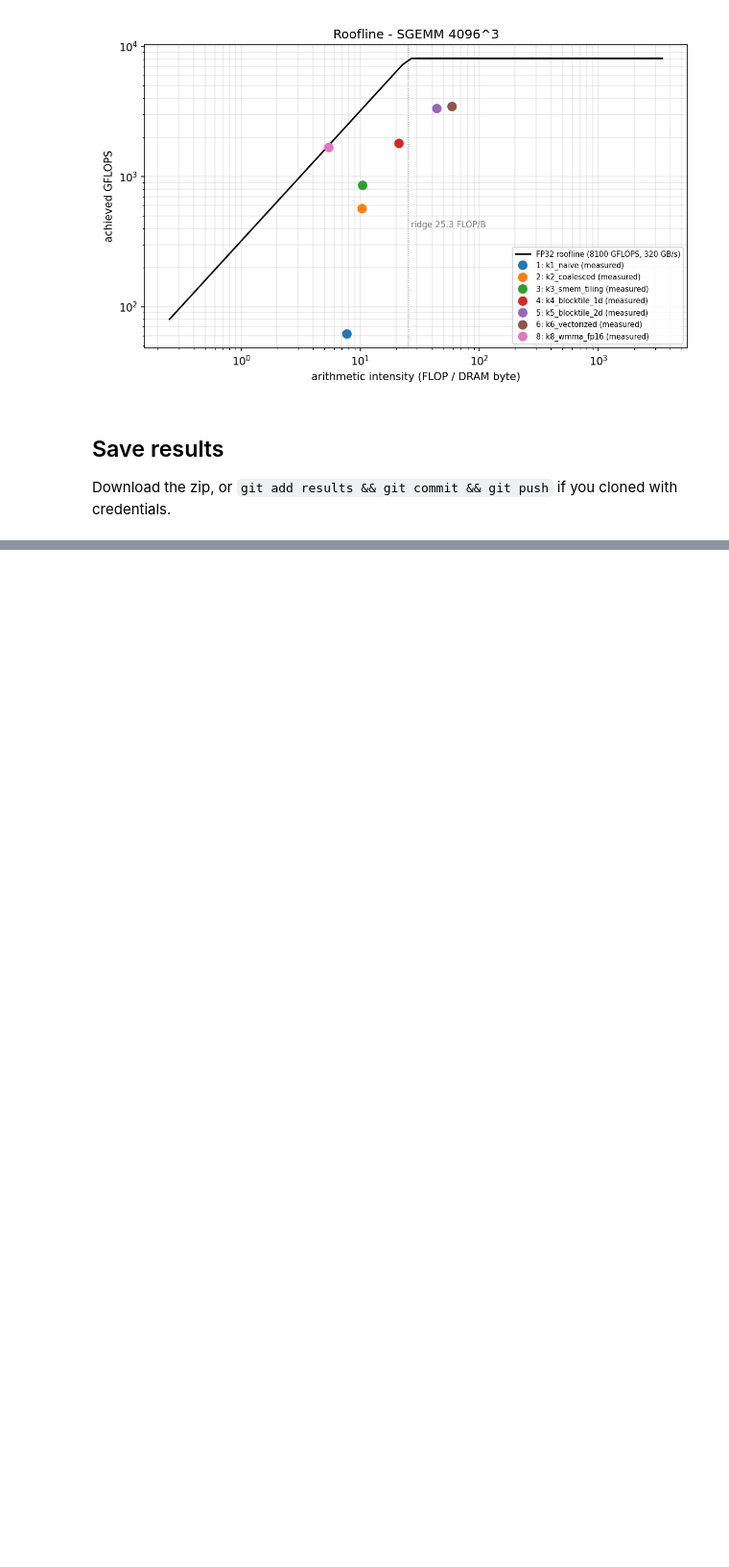
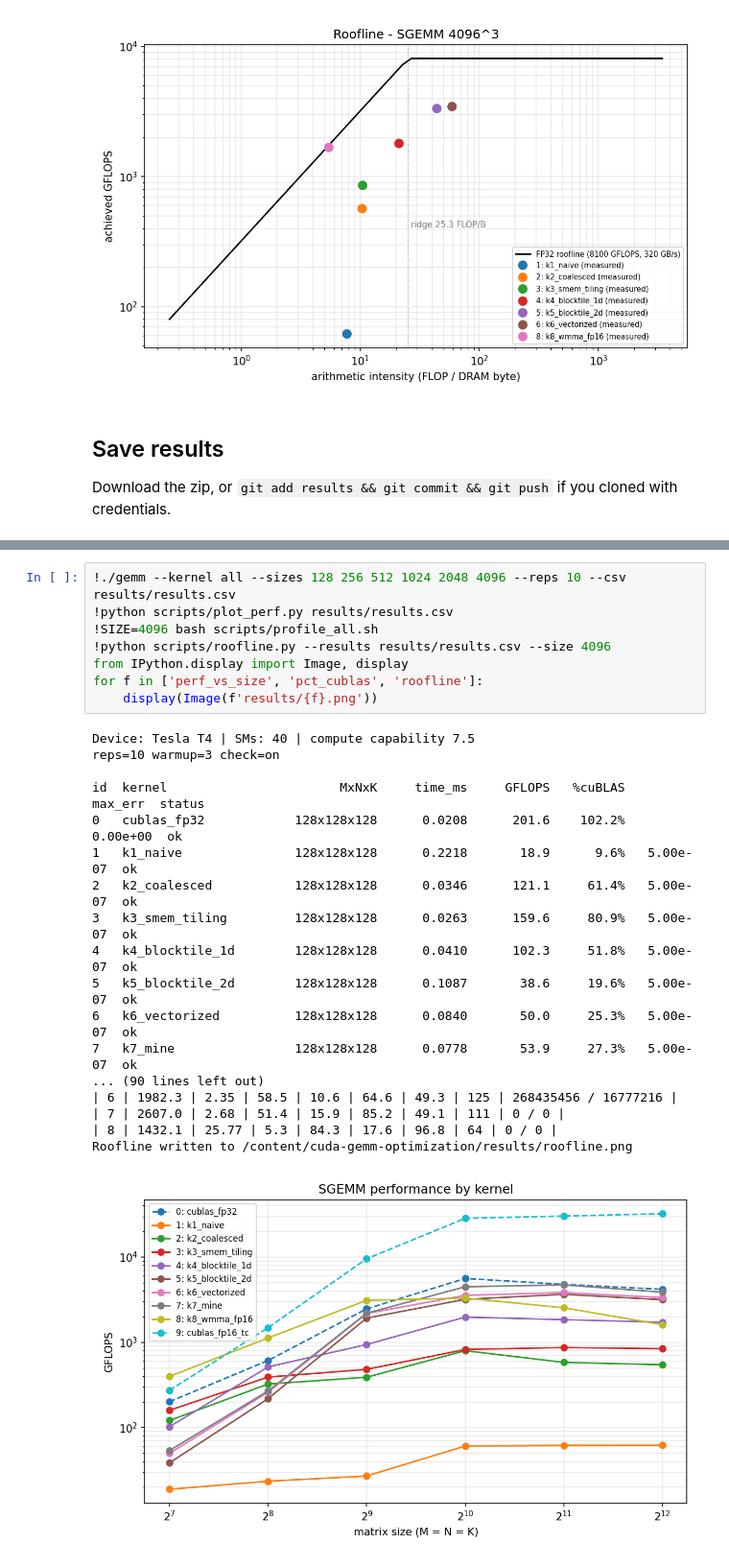
Before and after one commit to Shubham19-bit/cuda-gemm-optimization, a Jupyter notebook: notebooks/run_colab.ipynb, the cells around one changed output, grey strips where cells are left out. Shown at 96% size. Drawn from its saved outputs; the diff is of its cells as text; blank space fills up the shorter version.

```diff
--- a/notebooks/run_colab.ipynb
+++ b/notebooks/run_colab.ipynb
@@ -188,0 +250,27 @@ except ImportError:
+# %%
+!./gemm --kernel all --sizes 128 256 512 1024 2048 4096 --reps 10 --csv results/results.csv
+!python scripts/plot_perf.py results/results.csv
+!SIZE=4096 bash scripts/profile_all.sh
+!python scripts/roofline.py --results results/results.csv --size 4096
+from IPython.display import Image, display
+for f in ['perf_vs_size', 'pct_cublas', 'roofline']:
+    display(Image(f'results/{f}.png'))
+# %% [output]
+Device: Tesla T4 | SMs: 40 | compute capability 7.5
+reps=10 warmup=3 check=on
+
+id  kernel                       MxNxK     time_ms     GFLOPS   %cuBLAS    max_err  status
+0   cublas_fp32            128x128x128      0.0208      201.6    102.2%   0.00e+00  ok
+1   k1_naive               128x128x128      0.2218       18.9      9.6%   5.00e-07  ok
+2   k2_coalesced           128x128x128      0.0346      121.1     61.4%   5.00e-07  ok
+3   k3_smem_tiling         128x128x128      0.0263      159.6     80.9%   5.00e-07  ok
+4   k4_blocktile_1d        128x128x128      0.0410      102.3     51.8%   5.00e-07  ok
+5   k5_blocktile_2d        128x128x128      0.1087       38.6     19.6%   5.00e-07  ok
+6   k6_vectorized          128x128x128      0.0840       50.0     25.3%   5.00e-07  ok
+7   k7_mine                128x128x128      0.0778       53.9     27.3%   5.00e-07  ok
+... (90 lines left out)
+| 6 | 1982.3 | 2.35 | 58.5 | 10.6 | 64.6 | 49.3 | 125 | 268435456 / 16777216 |
+| 7 | 2607.0 | 2.68 | 51.4 | 15.9 | 85.2 | 49.1 | 111 | 0 / 0 |
+| 8 | 1432.1 | 25.77 | 5.3 | 84.3 | 17.6 | 96.8 | 64 | 0 / 0 |
+Roofline written to /content/cuda-gemm-optimization/results/roofline.png
+[figure, added]
```
Also changed, not shown: parts of 6 cells of this notebook, 3 other files.
